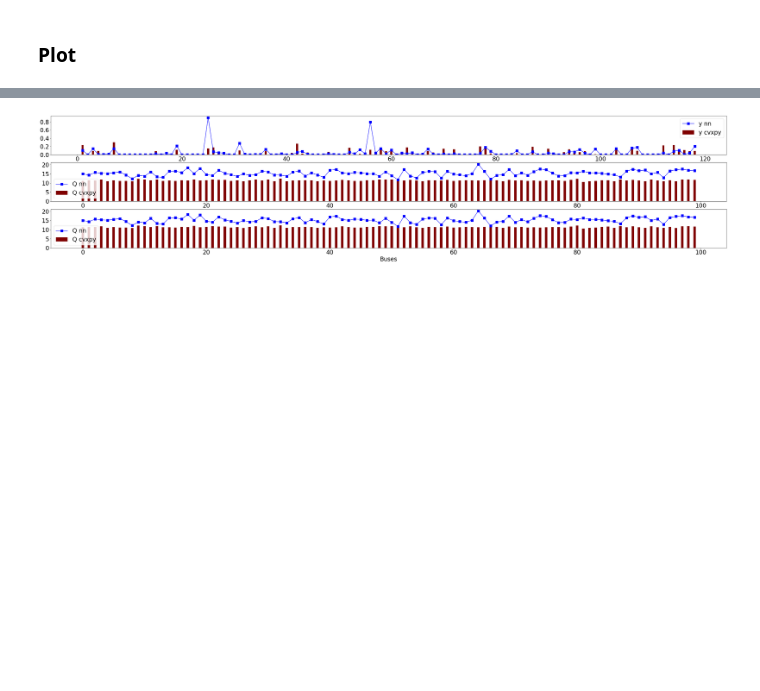
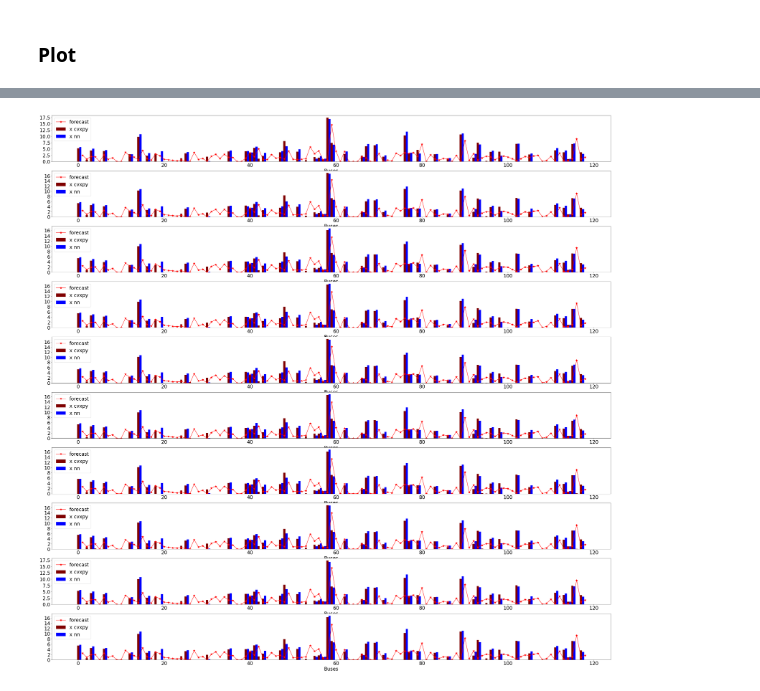
Before and after one commit to zhang-linnng/RiskLimitingDispatch, a Jupyter notebook: v3_neural_policy_118bus_continue_tuning.ipynb, the cells around one changed output, grey strips where cells are left out. Saved outputs shown, nothing was run; the diff lists cells and outputs as text; code cells hidden in the pictures; blank space fills up the shorter version.

```diff
--- a/v3_neural_policy_118bus_continue_tuning.ipynb
+++ b/v3_neural_policy_118bus_continue_tuning.ipynb
@@ -282,7 +282,7 @@ def gauge_map(Z, G, H):
 # %%
 params_path = './gdrive/MyDrive/Inbox/rld_118bus/neural_policy/params/'
 
-saved_path = './gdrive/MyDrive/Inbox/rld_118bus/neural_policy/results3/'
+saved_path = './gdrive/MyDrive/Inbox/rld_118bus/neural_policy/results_debug/'
 isExist = os.path.exists(saved_path)
 
 if not isExist:
@@ -767,7 +767,7 @@ def base_solver(net_input, num_sce):
     ## for each scenario, there will be dual variables lambda_m,
     ## mu_up_m, mu_lw_m of size (N, 1), (L, 1), (L, 1)
     for m in range(M):
-        q_input = net_input + 0.25*np.random.randn(N, 1) # of same size as x
+        q_input = net_input + 0.5*np.random.randn(N, 1) # of same size as x
         constraints_list.append( y[:,m:m+1] >= Yrr@v[:,m:m+1] + q_input )
 
     constraints_list.append( Arr@v <= Fmax*np.ones((num_lines, M)))
@@ -812,7 +812,7 @@ def benchmark_solver(test_set, x_pred, num_sce):
     y_pred = np.array(y_pred)
 
     # total_cost_pred = Q_pred.reshape(-1, 1)+x_pred@da_cost_Coeff
-    total_cost_pred = x_pred@da_cost_Coeff
+    total_cost_pred = x_pred@da_cost_Coeff + Q_pred
     print('total_cost_pred:', total_cost_pred.shape)
 
     return total_cost_pred, Q_pred, y_pred
@@ -847,7 +847,7 @@ def solve_dispatch_scenarios(forecast, num_sce):
     ## mu_up_m, mu_lw_m of size (N, 1), (L, 1), (L, 1)
     net_input = forecast - x
     for m in range(M):
-        q_input = net_input + 0.25*np.random.randn(N, 1) # of same size as x
+        q_input = net_input + 0.5*np.random.randn(N, 1) # of same size as x
         constraints_list.append( y[:,m:m+1] >= Yrr@v[:,m:m+1] + q_input )
 
     constraints_list.append( Arr@v <= Fmax*np.ones((num_lines, M)))
@@ -988,36 +952,18 @@ plt.show()
-# %%
-fig = plt.figure(figsize=(50,10))
-
-plt.subplot(3, 1, 1)
-plt.plot(range(1, N+1), y_pred[9,:], 'b-s', markersize=10, label='y nn')
-plt.bar(range(1, N+1), y_labels[9,:], width = 0.4, color ='maroon',label='y cvxpy')
-
-plt.legend(fontsize=24)
-plt.xlabel('Buses', fontsize=24)
-plt.xticks(fontsize=24)
-plt.yticks(fontsize=24)
-
-plt.subplot(3, 1, 2)
-plt.plot(range(100), Q_pred.flatten()[:100], 'b-s', markersize=10, label='Q nn')
-plt.bar(range(100), Q_labels.flatten()[:100], width = 0.4, color ='maroon',label='Q cvxpy')
-
-plt.legend(fontsize=24)
-plt.xlabel('Buses', fontsize=24)
-plt.xticks(fontsize=24)
-plt.yticks(fontsize=24)
-
-Q_nn = y_pred@linear_cost_Coeff
-Q_cvxpy = y_labels@linear_cost_Coeff
-
-plt.subplot(3, 1, 3)
-plt.plot(range(100), Q_nn.flatten()[:100], 'b-s', markersize=10, label='Q nn')
-plt.bar(range(100), Q_cvxpy.flatten()[:100], width = 0.4, color ='maroon',label='Q cvxpy')
-
-plt.legend(fontsize=24)
-plt.xlabel('Buses', fontsize=24)
-plt.xticks(fontsize=24)
-plt.yticks(fontsize=24)
-
-plt.show()
-# %% [output]
-[figure, removed]
+# %%
+fig = plt.figure(figsize=(50,50))
+
+for i in range(1, 11, 1):
+    plt.subplot(10, 1, i)
+    Xrange = np.array(range(N))
+    plt.plot(range(1, N+1), test_dataset[i+80,:], 'r-*', markersize=10, label='forecast')
+    plt.bar(Xrange, x_labels[i+80,:], width = 0.5, color ='maroon',label='x cvxpy')
+    plt.bar(Xrange+0.5, x_pred[i+80,:], width = 0.5, color ='blue',label='x nn')
+
+    plt.legend(fontsize=24)
+    plt.xlabel('Buses', fontsize=24)
+    plt.xticks(fontsize=24)
+    plt.yticks(fontsize=24)
+
+plt.show()
+# %% [output]
+[figure, added]
```
Also changed, not shown: parts of 4 cells of this notebook.
